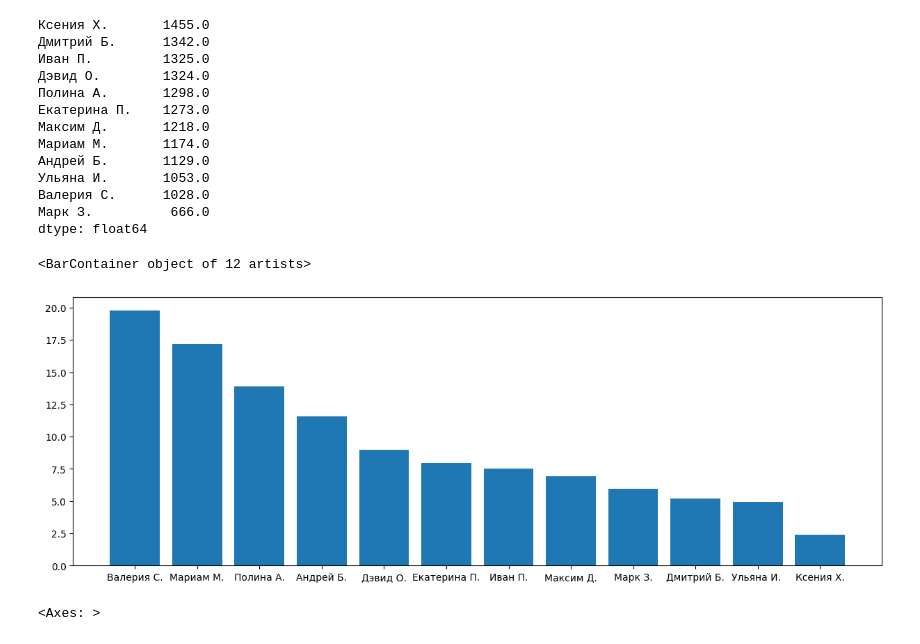
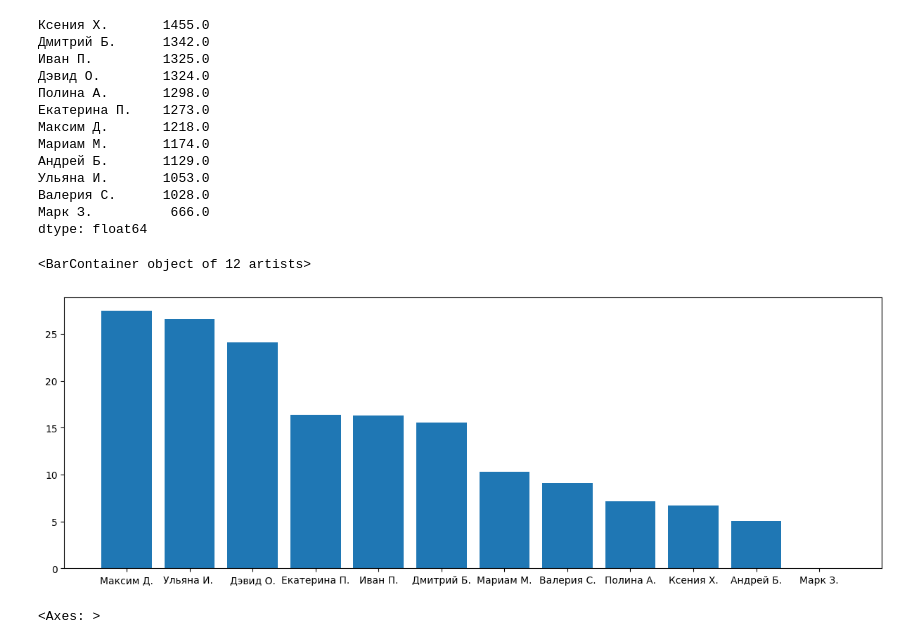
Before and after one commit to IvanUstenko/Spec_Mat_Analyzer, a Jupyter notebook: analyze_draft.ipynb, the cells around one changed output. Drawn from its saved outputs; the diff is of its cells as text; code cells hidden in the pictures.

```diff
--- a/analyze.ipynb
+++ b/analyze_draft.ipynb
@@ -78,11 +79,11 @@ points.sort_values(ascending=False)
 dtype: float64
 # %%
 plt.figure(figsize=(15, 5))
-first_day_points = an.competative_points(df, days=[4], topic="all")
+first_day_points = an.competative_points(df, topic="all", days=[3])
 plt.bar(first_day_points.sort_values(ascending=False).index.tolist(), first_day_points.sort_values(ascending=False))
 # %% [output]
 <BarContainer object of 12 artists>
-[figure, old version]
+[figure, new version]
 # %%
 df1 = df.drop(columns=["Тема", "Подтема", "Процент номера", "Процент порядка"])
 days_lst = []
```
Also changed, not shown: parts of 2 cells of this notebook, 1 other file.
